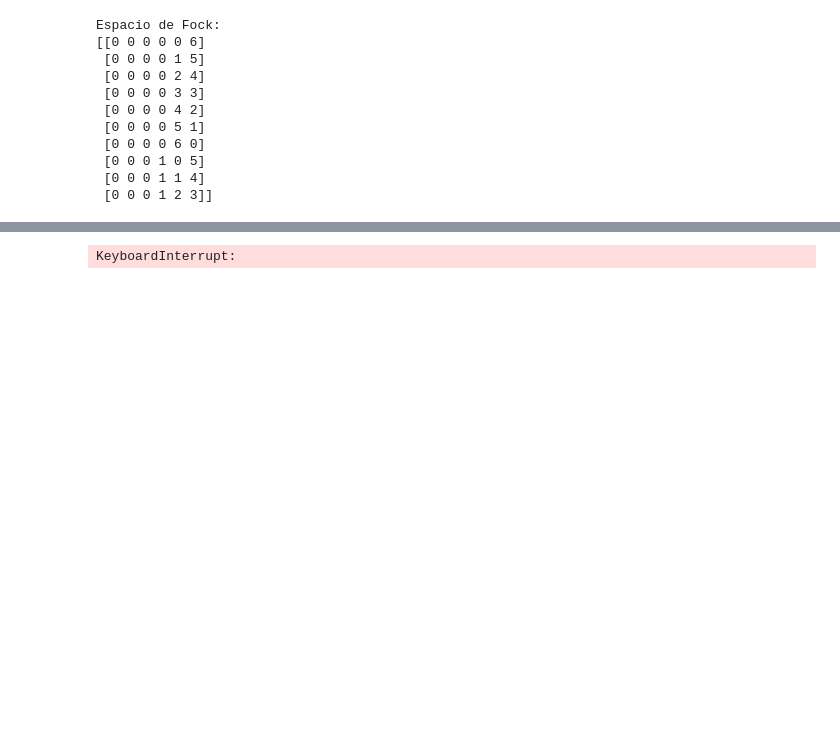
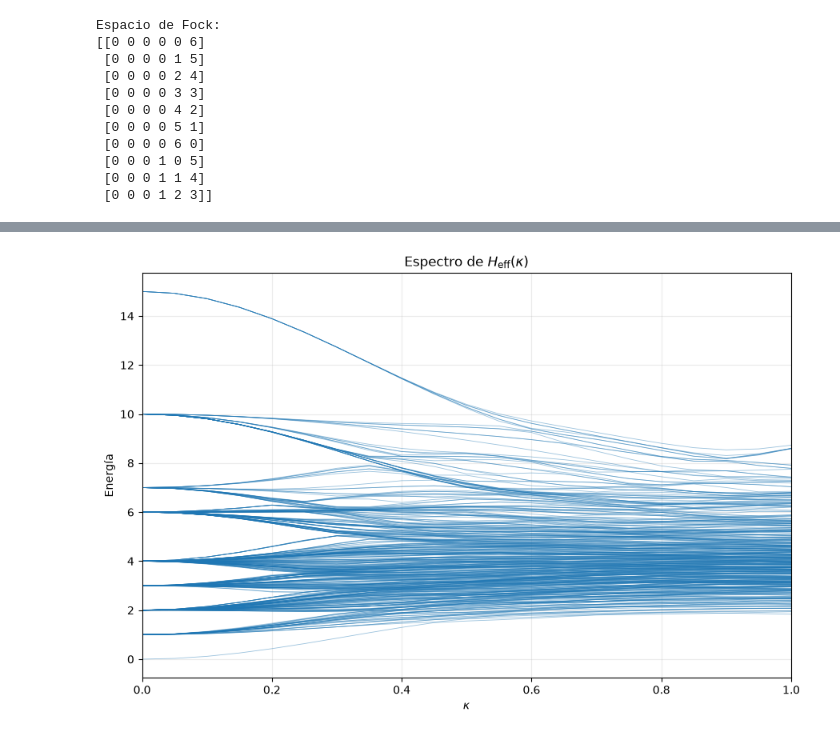
Before and after one commit to nicode29/Undergrad-Thesis...Bose-Einstein-fragmented-condensation-in-a-driven-Bose-Hubbard-model-, a Jupyter notebook: primeras gráficas 1,3,5 del tfg copia.ipynb, the cells around one changed output, grey strips where cells are left out. Saved outputs shown, nothing was run; the diff lists cells and outputs as text; code cells hidden in the pictures; blank space fills up the shorter version.

```diff
--- a/primeras gráficas 1,3,5 del tfg copia.ipynb
+++ b/primeras gráficas 1,3,5 del tfg copia.ipynb
@@ -81,42 +39,0 @@ print(K)
-# %%
-from scipy.linalg import expm
-
-
-def H(t, kappa, omega):
-    return H_U - kappa * omega * np.cos(omega * t) * K
-
-
-def operador_evolucion(omega, kappa, M=40):
-    if omega <= 0:
-        raise ValueError("omega debe ser mayor que cero")
-
-    periodo = 2 * np.pi / omega
-    dt = periodo / M
-
-    U = np.eye(dimension, dtype=complex)
-
-    # Se utiliza el punto medio de cada intervalo temporal.
-    tiempos = (np.arange(M) + 0.5) * dt
-
-    for t in tiempos:
-        H_t = H(t, kappa, omega)
-        U_paso = expm(-1j * H_t * dt)
-
-        # El paso temporal más reciente se multiplica por la izquierda.
-        U = U_paso @ U
-
-    return U
-
-
-# w es un array; omega es una frecuencia concreta de ese array.
-# Se empieza en 0.01 porque el periodo 2*pi/omega no existe para omega = 0.
-w = np.linspace(0.01, 250, 8)
-kappas = np.linspace(0, 1, 5)
-
-for kappa in kappas:
-    for omega in w:
-        U_final = operador_evolucion(omega, kappa)
-
-        # Analizar U_final y guardar solo el resultado que necesites.
-# %% [output]
-KeyboardInterrupt:
@@ -122,0 +116,36 @@ KeyboardInterrupt:
+# %%
+energias_U = np.array([E_U(estado) for estado in espacio_de_Fock])
+H_U = np.diag(energias_U)
+
+
+def evaluar_energias(kappa):
+    H_eff = construir_H_eff(kappa)
+
+    if not np.allclose(H_eff, H_eff.conj().T, rtol=1e-10, atol=1e-10):
+        error = np.max(np.abs(H_eff - H_eff.conj().T))
+        raise ValueError(
+            f"El Hamiltoniano no es hermítico; discrepancia máxima: {error:.3e}"
+        )
+
+    return np.linalg.eigvalsh(H_eff)
+# %%
+numero_puntos_kappa = 21
+valores_kappa = np.linspace(0, 1, numero_puntos_kappa)
+espectro = np.array(
+    [evaluar_energias(float(kappa)) for kappa in valores_kappa]
+)
+
+fig, ax = plt.subplots(figsize=(9, 6))
+
+for nivel in espectro.T:
+    ax.plot(valores_kappa, nivel, color="tab:blue", linewidth=0.6, alpha=0.45)
+
+ax.set_xlabel(r"$\kappa$")
+ax.set_ylabel("Energía")
+ax.set_title(r"Espectro de $H_{\mathrm{eff}}(\kappa)$")
+ax.set_xlim(0, 1)
+ax.grid(alpha=0.25)
+fig.tight_layout()
+plt.show()
+# %% [output]
+[figure, added]
```
Also changed, not shown: parts of 11 cells of this notebook.
